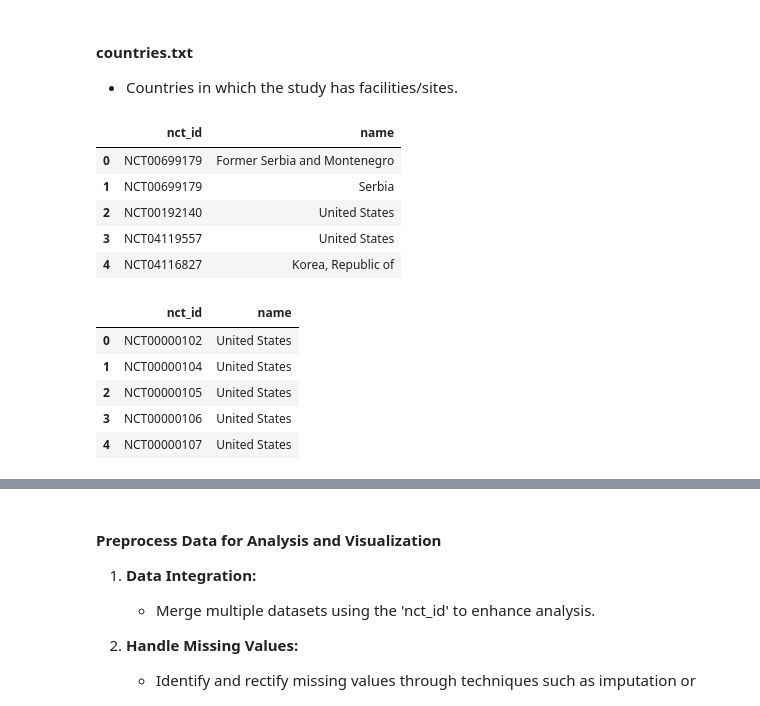
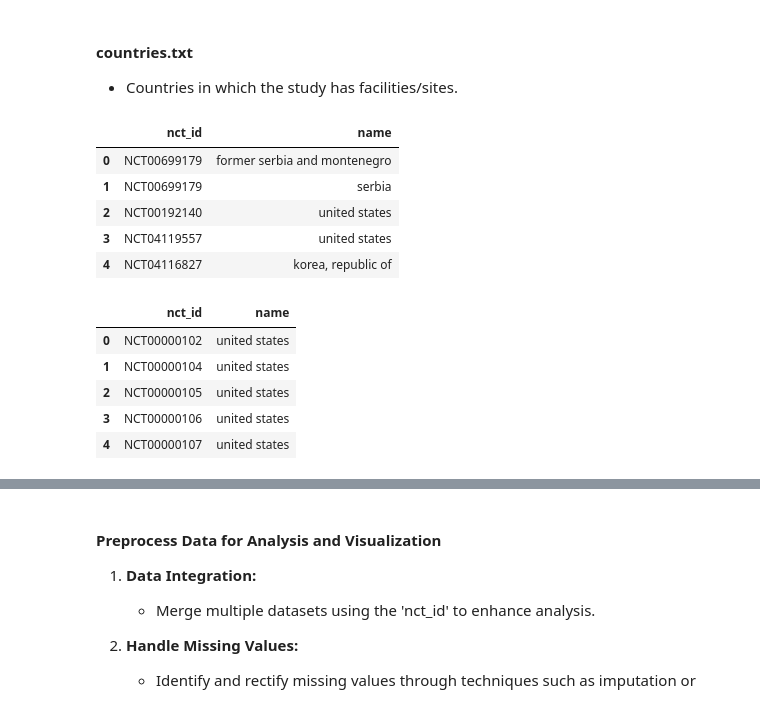
Before and after one commit to brunalos/clinical-trials-ml, a Jupyter notebook: vaccines.ipynb, the cells around one changed output, grey strips where cells are left out. Cells and saved outputs as stored; diff of their text form; code cells hidden in the pictures.

```diff
--- a/vaccines.ipynb
+++ b/vaccines.ipynb
@@ -253,30 +253,33 @@ dtype: int64
 # %%
 # Read countries file from AACT database
 file_path = './AACT_20240125/countries.txt'
 
-# select only the nct_id, title, and count columns
+# select only the nct_id and name columns
 countries = pd.read_csv(file_path, header=0, sep="|", usecols=[1,2])
 
 # Convert 'name' column to string type
 countries['name'] = countries['name'].astype(str)
 
+# Convert 'name' column to lowercase
+countries['name'] = countries['name'].str.lower()
+
 # Display the DataFrame
 countries.head()
 # %% [output]
 |  | nct_id | name |
-| 0 | NCT00699179 | Former Serbia and Montenegro |
-| 1 | NCT00699179 | Serbia |
-| 2 | NCT00192140 | United States |
-| 3 | NCT04119557 | United States |
-| 4 | NCT04116827 | Korea, Republic of |
+| 0 | NCT00699179 | former serbia and montenegro |
+| 1 | NCT00699179 | serbia |
+| 2 | NCT00192140 | united states |
+| 3 | NCT04119557 | united states |
+| 4 | NCT04116827 | korea, republic of |
 # %%
 # Group rows by the 'nct_id' column and aggregate the 'name' column using a custom lambda function to join strings
 countries = countries.groupby('nct_id')['name'].agg(lambda x: ', '.join(x)).reset_index()
 countries.head()
 # %% [output]
 |  | nct_id | name |
-| 0 | NCT00000102 | United States |
-| 1 | NCT00000104 | United States |
-| 2 | NCT00000105 | United States |
-| 3 | NCT00000106 | United States |
-| 4 | NCT00000107 | United States |
+| 0 | NCT00000102 | united states |
+| 1 | NCT00000104 | united states |
+| 2 | NCT00000105 | united states |
+| 3 | NCT00000106 | united states |
+| 4 | NCT00000107 | united states |
```
Also changed, not shown: parts of 36 cells of this notebook, 1 other file.
